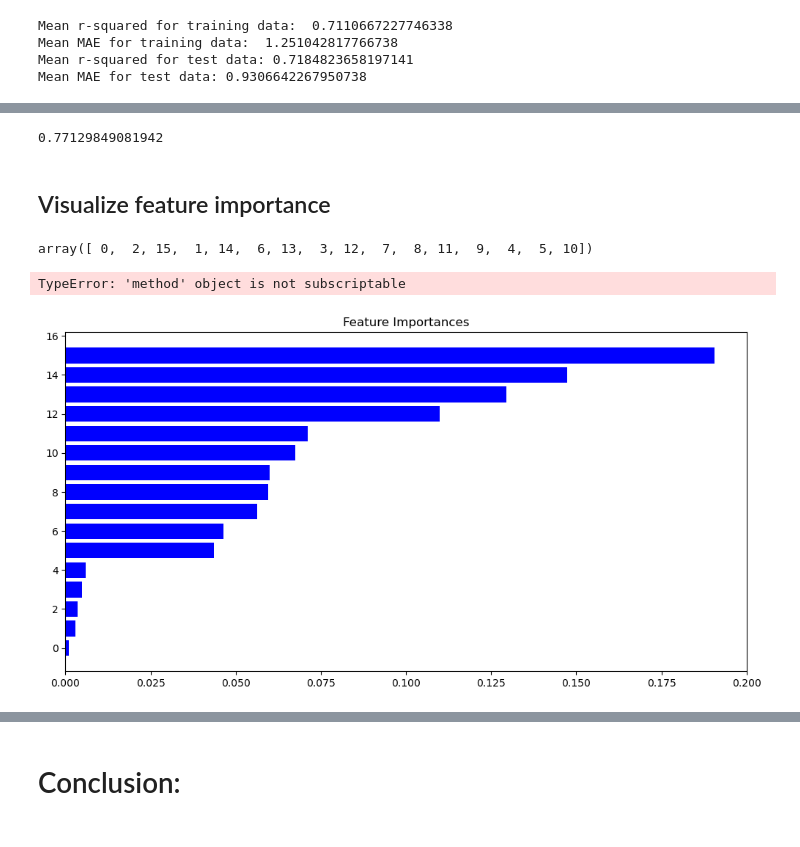
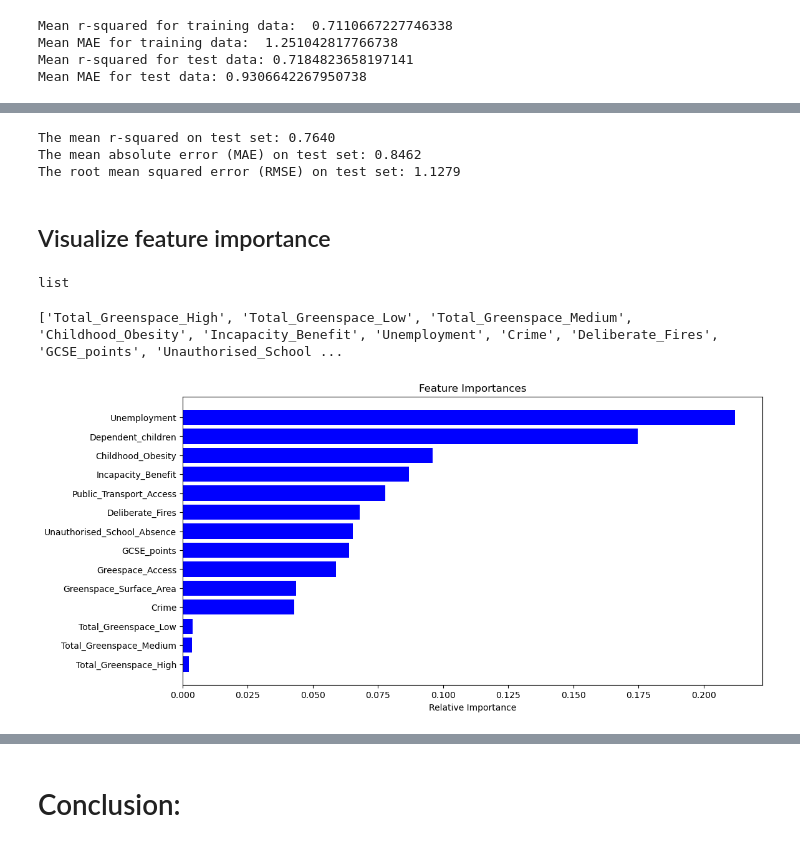
Before and after one commit to KimSB80/Predicting-Longevity-Using-Urban-Greenspace-, a Jupyter notebook: Notebooks/04_modeling.ipynb, the cells around one changed output, grey strips where cells are left out. Cells and saved outputs as stored; diff of their text form; code cells hidden in the pictures.

Commit message:
Updated final model visualization

```diff
--- a/Notebooks/04_modeling.ipynb
+++ b/Notebooks/04_modeling.ipynb
@@ -52,6 +57,6 @@ I am removing the Borough column, since all the other metrics are of more intere
 # %%
 # Drop Borough column
-df_longevity = df.drop(columns=['Borough'])
+df_longevity = df_longevity.drop(columns=['Borough','Binned_Median_Greenspace','Ranked_Greenspace'])
 
 # Define target (y-variable)
 target_name = "Life_Expectancy"
@@ -694,28 +674,57 @@ X_test = preprocessor.transform(X_te)
 # %%
+from sklearn.ensemble import GradientBoostingRegressor
+
 gb_model = GradientBoostingRegressor(max_depth=5, max_features='sqrt', n_estimators=500)
 
 gb_model.fit(X_train, y_tr)
 y_pred = gb_model.predict(X_test)
-gb_model.score(X_test, y_test)
+gb_model.score(X_test, y_te)
+
+r2 = r2_score(y_te,y_pred)
+print("The mean r-squared on test set: {:.4f}".format(r2))
+
+mae = mean_absolute_error(y_te, y_pred)
+print("The mean absolute error (MAE) on test set: {:.4f}".format(mae))
+
+mse = mean_squared_error(y_te, y_pred)
+print("The root mean squared error (RMSE) on test set: {:.4f}".format(np.sqrt(mse)))
 # %% [output]
-0.77129849081942
+The mean r-squared on test set: 0.7640
+The mean absolute error (MAE) on test set: 0.8462
+The root mean squared error (RMSE) on test set: 1.1279
 # %% [markdown]
 ## Visualize feature importance
-# %%
-type(preprocessor.get_feature_names_out)
-# %% [output]
-array([ 0,  2, 15,  1, 14,  6, 13,  3, 12,  7,  8, 11,  9,  4,  5, 10])
+# %%
+# Extract feature names from ColumnTransformer
+feature_names = []
+for name, transformer, features in preprocessor.transformers_:
+    if hasattr(transformer, 'get_feature_names_out'):
+        feature_names.extend(
+            [f"{name}_{f}" for f in transformer.get_feature_names_out(features)])
+    else:
+        feature_names.extend(features)
+
+type(feature_names)
+# %% [output]
+list
+# %%
+# Replace substring in list of strings
+f1 = [x.replace("standard_scaler_", "") for x in feature_names]
+f2 = [x.replace("one-hot-encoder_", "") for x in f1]
+
+print(f2)
+# %% [output]
+['Total_Greenspace_High', 'Total_Greenspace_Low', 'Total_Greenspace_Medium', 'Childhood_Obesity', 'Incapacity_Benefit', 'Unemployment', 'Crime', 'Deliberate_Fires', 'GCSE_points', 'Unauthorised_School ...
 # %%
-features = preprocessor.get_feature_names_out
+features = f2
 importances = gb_model.feature_importances_
 indices = np.argsort(importances)
 
 fig = plt.figure(figsize=(12, 6))
 plt.title('Feature Importances')
 plt.barh(range(len(indices)), importances[indices], color='b', align='center')
 plt.yticks(range(len(indices)), [features[i] for i in indices])
 plt.xlabel('Relative Importance')
 plt.show()
 # %% [output]
-TypeError: 'method' object is not subscriptable
-[figure, old version]
+[figure, new version]
```
Also changed, not shown: parts of 11 cells of this notebook, 1 other file.
